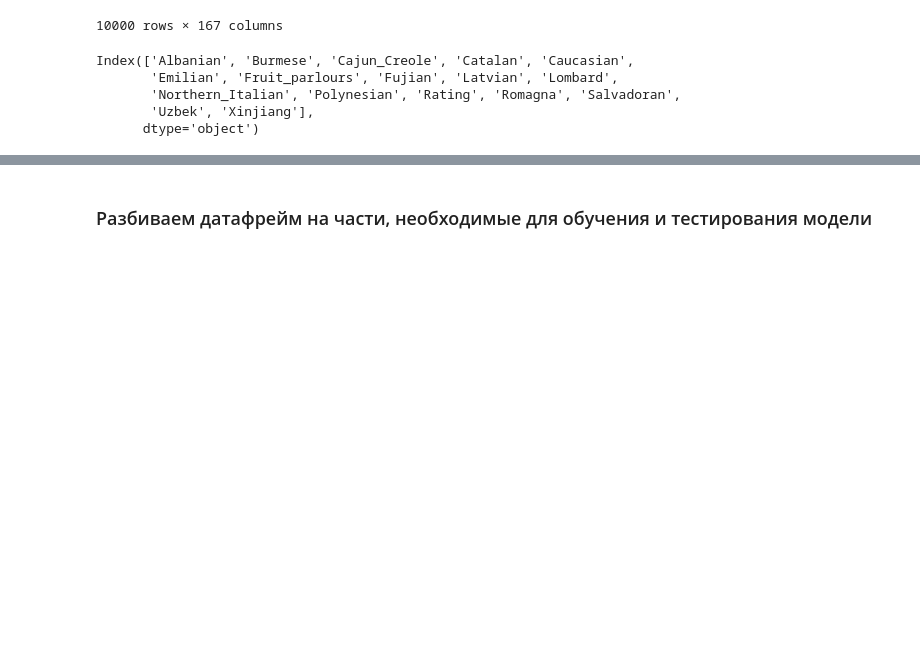
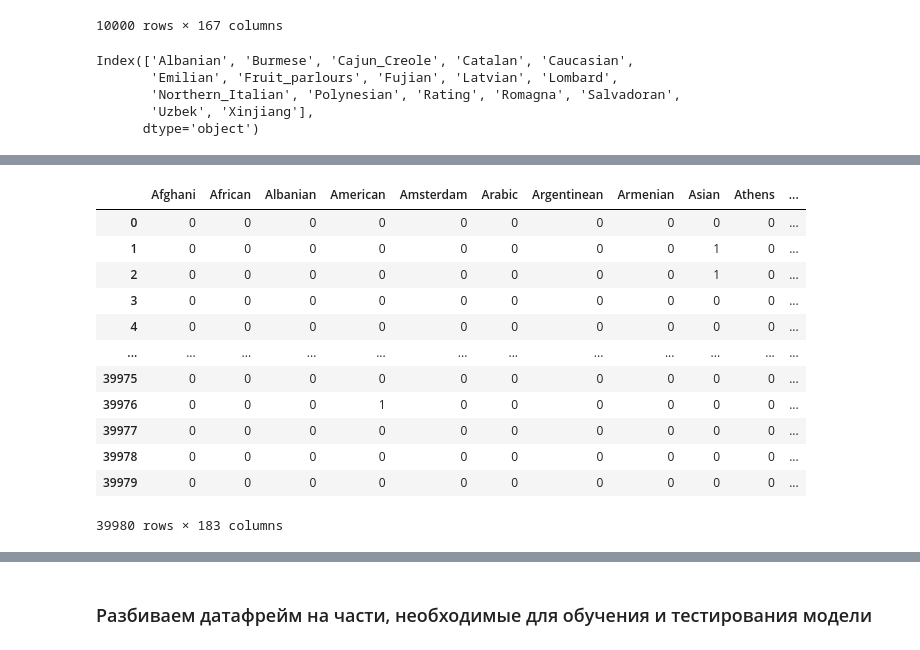
Before and after one commit to OlegPapulov/Project-0-Github, a Jupyter notebook: module_3/Module_3 project.ipynb, the cells around one changed output, grey strips where cells are left out. Saved outputs shown, nothing was run; the diff lists cells and outputs as text; code cells hidden in the pictures; blank space fills up the shorter version.

```diff
--- a/module_3/Module_3 project.ipynb
+++ b/module_3/Module_3 project.ipynb
@@ -741,0 +747,16 @@ kaggle.describe()
+# %%
+df
+# %% [output]
+|  | Afghani | African | Albanian | American | Amsterdam | Arabic | Argentinean | Armenian | Asian | Athens | ... |
+| 0 | 0 | 0 | 0 | 0 | 0 | 0 | 0 | 0 | 0 | 0 | ... |
+| 1 | 0 | 0 | 0 | 0 | 0 | 0 | 0 | 0 | 1 | 0 | ... |
+| 2 | 0 | 0 | 0 | 0 | 0 | 0 | 0 | 0 | 1 | 0 | ... |
+| 3 | 0 | 0 | 0 | 0 | 0 | 0 | 0 | 0 | 0 | 0 | ... |
+| 4 | 0 | 0 | 0 | 0 | 0 | 0 | 0 | 0 | 0 | 0 | ... |
+| ... | ... | ... | ... | ... | ... | ... | ... | ... | ... | ... | ... |
+| 39975 | 0 | 0 | 0 | 0 | 0 | 0 | 0 | 0 | 0 | 0 | ... |
+| 39976 | 0 | 0 | 0 | 1 | 0 | 0 | 0 | 0 | 0 | 0 | ... |
+| 39977 | 0 | 0 | 0 | 0 | 0 | 0 | 0 | 0 | 0 | 0 | ... |
+| 39978 | 0 | 0 | 0 | 0 | 0 | 0 | 0 | 0 | 0 | 0 | ... |
+| 39979 | 0 | 0 | 0 | 0 | 0 | 0 | 0 | 0 | 0 | 0 | ... |
+39980 rows × 183 columns
```
Also changed, not shown: parts of 19 cells of this notebook.
